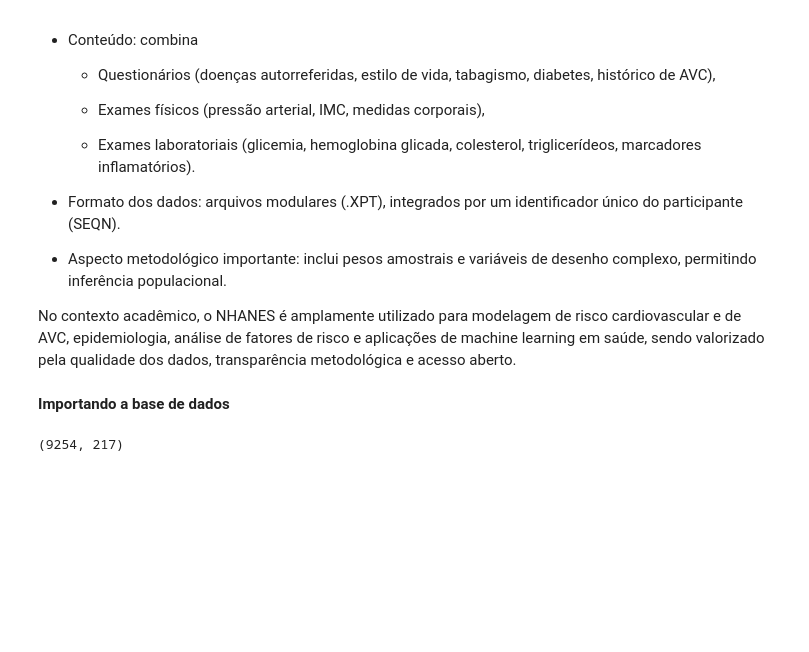
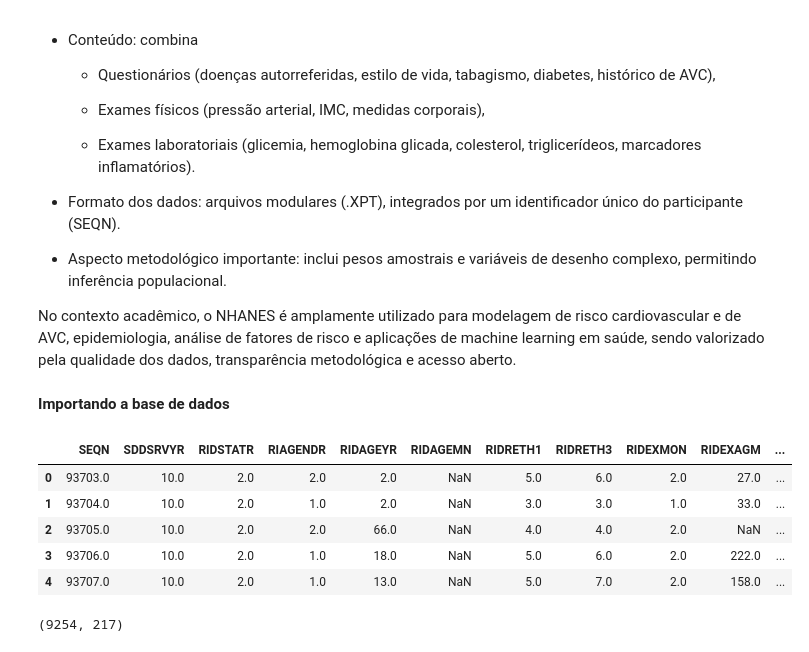
Before and after one commit to paulosobral/fiap-pos-tech-ia-para-devs, a Jupyter notebook: 01-aulas-gravadas/01-welcome-to-ia-para-devs/07-tech-challenge/tech-challenge-fase-1.ipynb, the cells around one changed output. Saved outputs shown, nothing was run; the diff lists cells and outputs as text; code cells hidden in the pictures; blank space fills up the shorter version.

```diff
--- a/01-aulas-gravadas/01-welcome-to-ia-para-devs/07-tech-challenge/tech-challenge-fase-1.ipynb
+++ b/01-aulas-gravadas/01-welcome-to-ia-para-devs/07-tech-challenge/tech-challenge-fase-1.ipynb
@@ -58,33 +58,44 @@ No contexto acadêmico, o NHANES é amplamente utilizado para modelagem de risco
 **Importando a base de dados**
 # %%
 import pandas as pd  # importa a biblioteca pandas
+
+pd.set_option('display.max_columns', None)  # configura o pandas para mostrar todas as colunas ao exibir DataFrames
 
 modules = {  # dicionário que mapeia nomes lógicos para arquivos XPT
     "demo": "DEMO_J.XPT",  # arquivo DEMO (dados demográficos): https://wwwn.cdc.gov/Nchs/Data/Nhanes/Public/2017/DataFiles/DEMO_J.htm
     "bpx": "BPX_J.XPT",     # arquivo BPX (medidas de pressão arterial): https://wwwn.cdc.gov/Nchs/Data/Nhanes/Public/2017/DataFiles/BPX_J.htm
     "bpq": "BPQ_J.XPT", # arquivo BPQ (pressão arterial e colesterol): https://wwwn.cdc.gov/Nchs/Data/Nhanes/Public/2017/DataFiles/BPQ_J.htm
     "ocq": "OCQ_J.XPT",     # arquivo OCQ (questionário de ocupação): https://wwwn.cdc.gov/Nchs/Data/Nhanes/Public/2017/DataFiles/OCQ_J.htm
     "ghb": "GHB_J.XPT",     # arquivo GHB (hemoglobina glicada): https://wwwn.cdc.gov/Nchs/Data/Nhanes/Public/2017/DataFiles/GHB_J.htm
     "bmx": "BMX_J.XPT",     # arquivo BMX (medidas corporais): https://wwwn.cdc.gov/Nchs/Data/Nhanes/Public/2017/DataFiles/BMX_J.htm
     "smq": "SMQ_J.XPT",     # arquivo SMQ (questionário de tabagismo): https://wwwn.cdc.gov/Nchs/Data/Nhanes/Public/2017/DataFiles/SMQ_J.htm
     "mcq": "MCQ_J.XPT"     # arquivo de questionário médico (histórico de doenças): https://wwwn.cdc.gov/Nchs/Data/Nhanes/Public/2017/DataFiles/MCQ_J.htm
 }
 
 dfs = {}  # dicionário vazio para armazenar os DataFrames lidos de cada arquivo
 base_url = "https://wwwn.cdc.gov/Nchs/Data/Nhanes/Public/2017/DataFiles/"  # URL base para os arquivos NHANES 2017-2018
 
 for name, file in modules.items():  # itera sobre (nome, arquivo) do dicionário modules
     dfs[name] = pd.read_sas(base_url + file)  # lê o arquivo XPT remoto e guarda em dfs[name]
 
 # inicia com o DataFrame 'demo' e faz merges left sucessivos com os outros DataFrames usando 'SEQN' como chave
 df = dfs["demo"] \
     .merge(dfs["bpx"], on="SEQN", how="left") \
     .merge(dfs["bpq"], on="SEQN", how="left") \
     .merge(dfs["ocq"], on="SEQN", how="left") \
     .merge(dfs["ghb"], on="SEQN", how="left") \
     .merge(dfs["bmx"], on="SEQN", how="left") \
     .merge(dfs["smq"], on="SEQN", how="left") \
     .merge(dfs["mcq"], on="SEQN", how="left")
+
+df.head()  # exibe a forma (número de linhas e colunas) do DataFrame final combinado
+# %% [output]
+|  | SEQN | SDDSRVYR | RIDSTATR | RIAGENDR | RIDAGEYR | RIDAGEMN | RIDRETH1 | RIDRETH3 | RIDEXMON | RIDEXAGM | ... |
+| 0 | 93703.0 | 10.0 | 2.0 | 2.0 | 2.0 | NaN | 5.0 | 6.0 | 2.0 | 27.0 | ... |
+| 1 | 93704.0 | 10.0 | 2.0 | 1.0 | 2.0 | NaN | 3.0 | 3.0 | 1.0 | 33.0 | ... |
+| 2 | 93705.0 | 10.0 | 2.0 | 2.0 | 66.0 | NaN | 4.0 | 4.0 | 2.0 | NaN | ... |
+| 3 | 93706.0 | 10.0 | 2.0 | 1.0 | 18.0 | NaN | 5.0 | 6.0 | 2.0 | 222.0 | ... |
+| 4 | 93707.0 | 10.0 | 2.0 | 1.0 | 13.0 | NaN | 5.0 | 7.0 | 2.0 | 158.0 | ... |
 # %%
 df.shape
 # %% [output]
```
Also changed, not shown: parts of 6 cells of this notebook, 1 other file.
